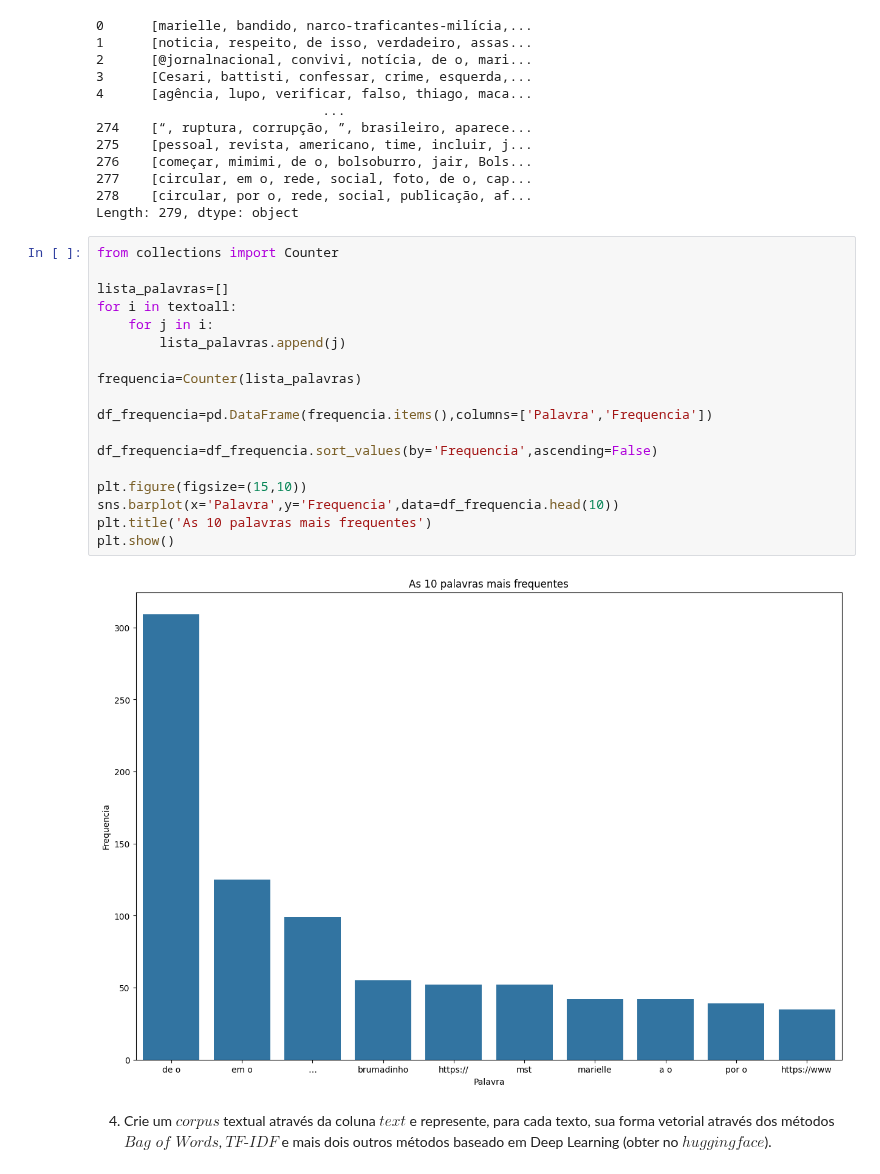
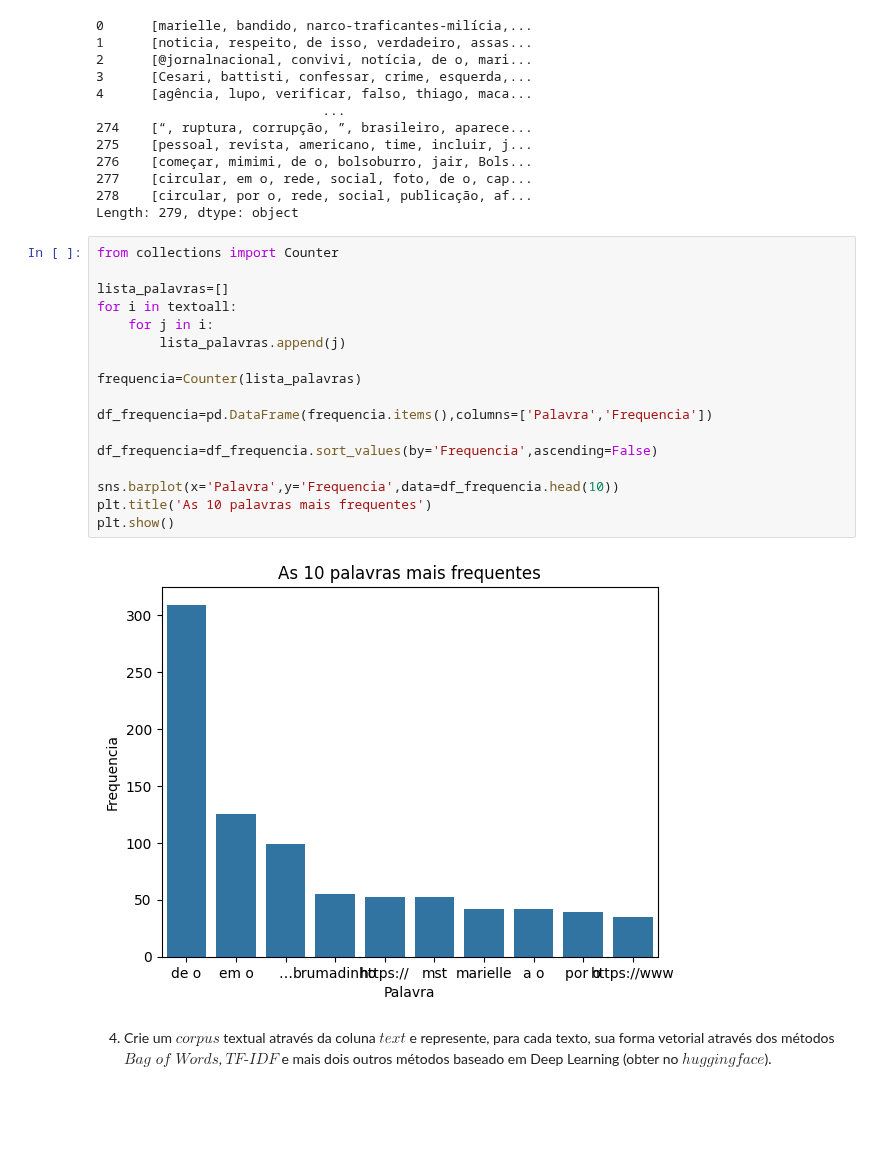
Before and after one commit to clairtonluz/MBA-em-ciencia-de-dados, a Jupyter notebook: Mineracao de Texto/exercicios/EXERCICIO-4- MINERACAO DE TEXTO- 2025.ipynb, the cells around one changed output. Drawn from its saved outputs; the diff is of its cells as text; blank space fills up the shorter version.

```diff
--- a/Mineracao de Texto/exercicios/EXERCICIO-4- MINERACAO DE TEXTO- 2025.ipynb
+++ b/Mineracao de Texto/exercicios/EXERCICIO-4- MINERACAO DE TEXTO- 2025.ipynb
@@ -128,23 +112,22 @@ Length: 279, dtype: object
 # %%
 from collections import Counter
 
 lista_palavras=[]
 for i in textoall:
     for j in i:
         lista_palavras.append(j)
 
 frequencia=Counter(lista_palavras)
 
 df_frequencia=pd.DataFrame(frequencia.items(),columns=['Palavra','Frequencia'])
 
 df_frequencia=df_frequencia.sort_values(by='Frequencia',ascending=False)
 
-plt.figure(figsize=(15,10))
 sns.barplot(x='Palavra',y='Frequencia',data=df_frequencia.head(10))
 plt.title('As 10 palavras mais frequentes')
 plt.show()
 # %% [output]
-[figure, old version]
+[figure, new version]
 # %% [markdown]
 4. Crie um $corpus$ textual através da coluna $text$ e represente, para cada texto, sua forma vetorial através dos métodos $\textit{Bag of Words}$, $\textit{TF-IDF}$ e mais dois outros métodos baseado em Deep Learning (obter no  $hugging face$).
 # %%
```
Also changed, not shown: parts of 14 cells of this notebook.
